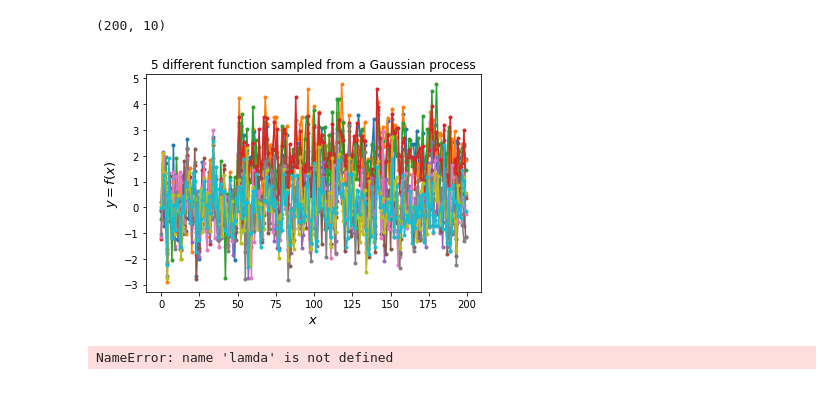
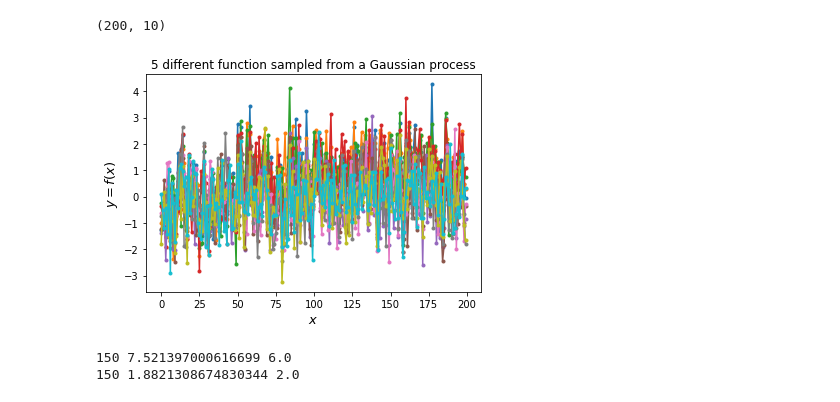
Before and after one commit to Orienfish/POMSCD-CMAB, a Jupyter notebook: main.ipynb, the cells around one changed output. Saved outputs shown, nothing was run; the diff lists cells and outputs as text; code cells hidden in the pictures.

```diff
--- a/main.ipynb
+++ b/main.ipynb
@@ -6,33 +6,39 @@ import env
 # %%
 p = 10 # total # of sensors
 q = 4 # total # of misbehaved sensors
 m = 5 # total # of observed sensors
 
 tau = 50 # error ocurrance time
 L = 200 # length of one exp episode
 N = 10000 # total experiment times
 
 # generate mu_c
-delta = 2
+delta = 1
 mu = np.zeros((p, )) # normal mean
 mu_c = np.zeros((p, ))
 mu_c[:q] = delta # first q elements to delta, error mean
 # print(mu_c)
 
 # generate sigma
 # some confusion on sigma[i,i]. set it to 1.0 here. not sure.
 sigma = np.full((p, p), 0.5)
 np.fill_diagonal(sigma, 1.0)
 
 cmab.test.h = 6.0
 cmab.gamma.lamda = 0.1 # lambda
 
 Xn = env.gen_input(mu, mu_c, sigma, tau, L)
 env.visualize(Xn)
+detect = cmab.CMAB(p, m, L, sigma, Xn, cmab.gamma)
+ADD = detect - tau
+print(ADD, cmab.test.max, cmab.test.h)
+
+cmab.CMAB_s.h = 2.0
 detect = cmab.CMAB_s(p, m, L, sigma, Xn, cmab.gamma)
 ADD = detect - tau
-print(ADD, test.max, test.h)
+print(ADD, cmab.CMAB_s.max, cmab.CMAB_s.h)
 # %% [output]
 (200, 10)
-[figure, old version]
+[figure, new version]
-NameError: name 'lamda' is not defined
+150 7.521397000616699 6.0
+150 1.8821308674830344 2.0
```
Also changed, not shown: parts of 1 cell of this notebook, 2 other files.
